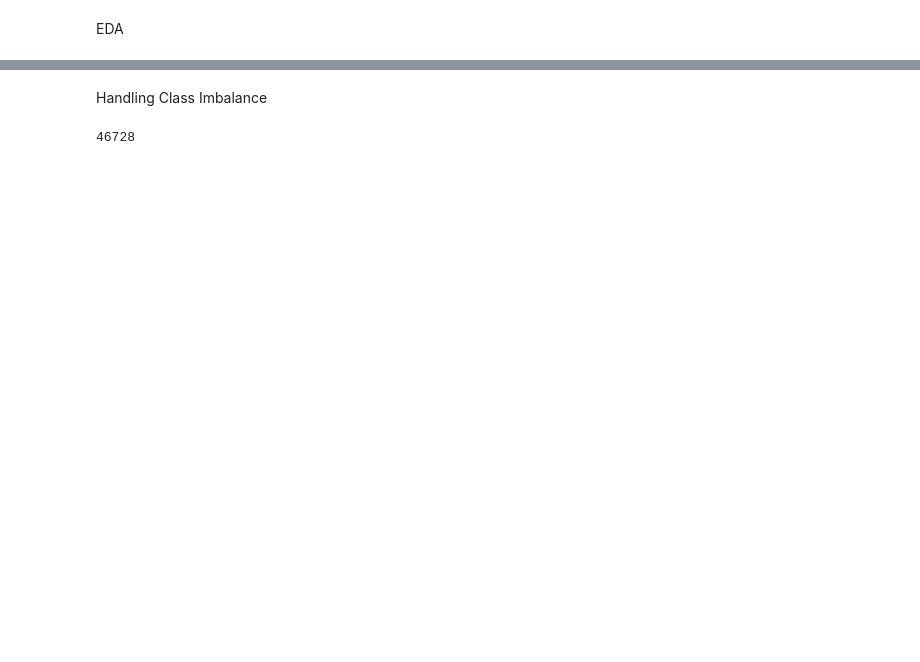
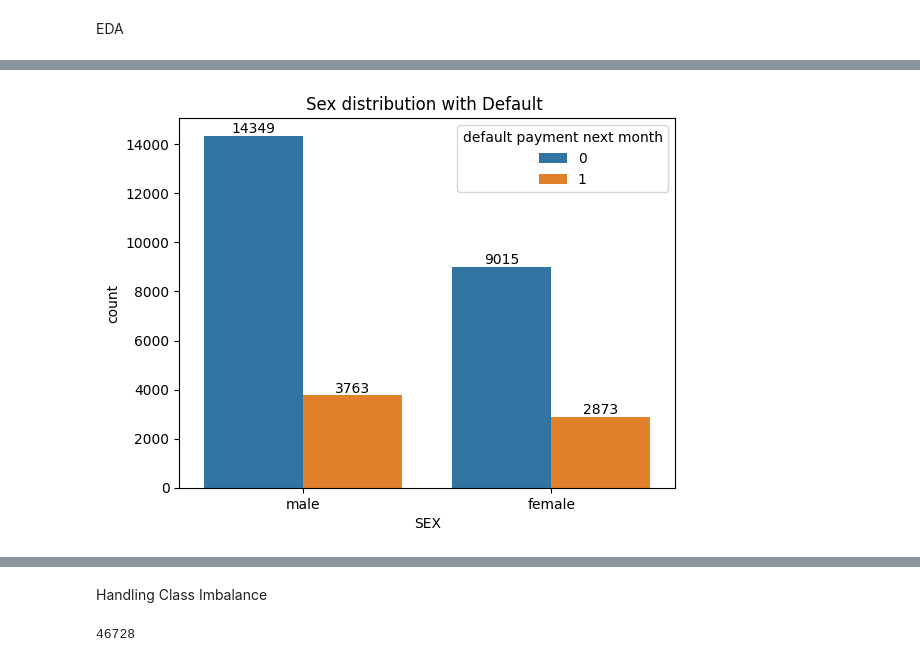
Before and after one commit to SaamarthMeston/Capstone-Project-3---Credit-card-default, a Jupyter notebook: Capston_project_3_(Credit_car_default_prediction).ipynb, the cells around one changed output, grey strips where cells are left out. Cells and saved outputs as stored; diff of their text form; code cells hidden in the pictures; blank space fills up the shorter version.

```diff
--- a/Capston_project_3_(Credit_car_default_prediction).ipynb
+++ b/Capston_project_3_(Credit_car_default_prediction).ipynb
@@ -154,0 +174,9 @@ We can see that our target class is highly imbalenced, we have to treat this imb
+# %%
+ax=sns.countplot(Df, x="SEX", hue="default payment next month")
+for label in ax.containers:
+    ax.bar_label(label)
+plt.xticks([0,1], labels=["male", "female"])
+plt.title("Sex distribution with Default ")
+plt.show()
+# %% [output]
+[figure, added]
```
Also changed, not shown: parts of 54 cells of this notebook.
